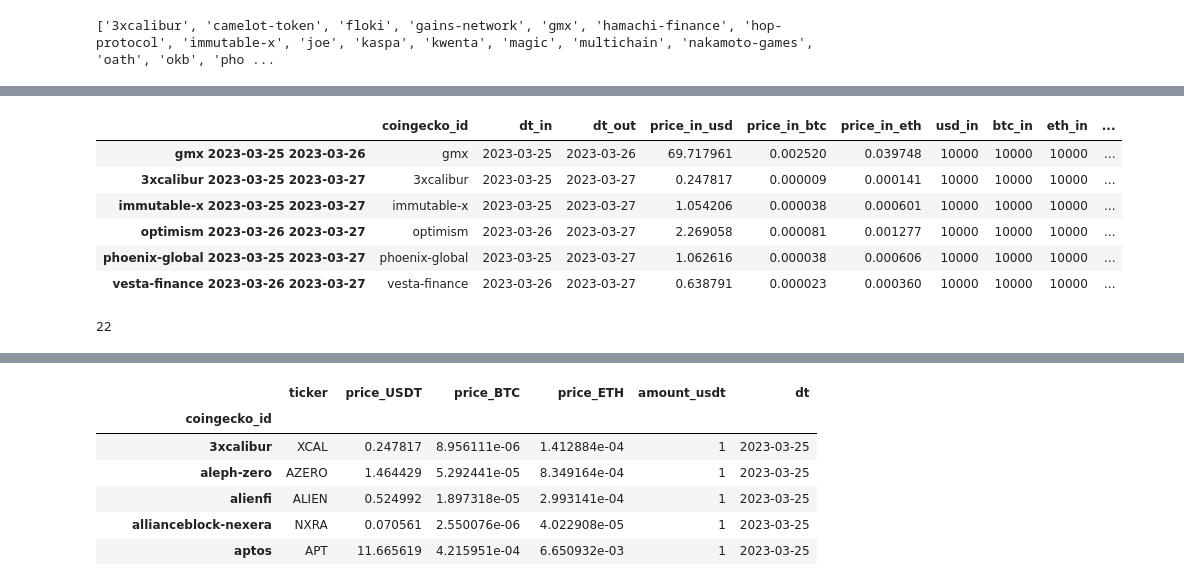
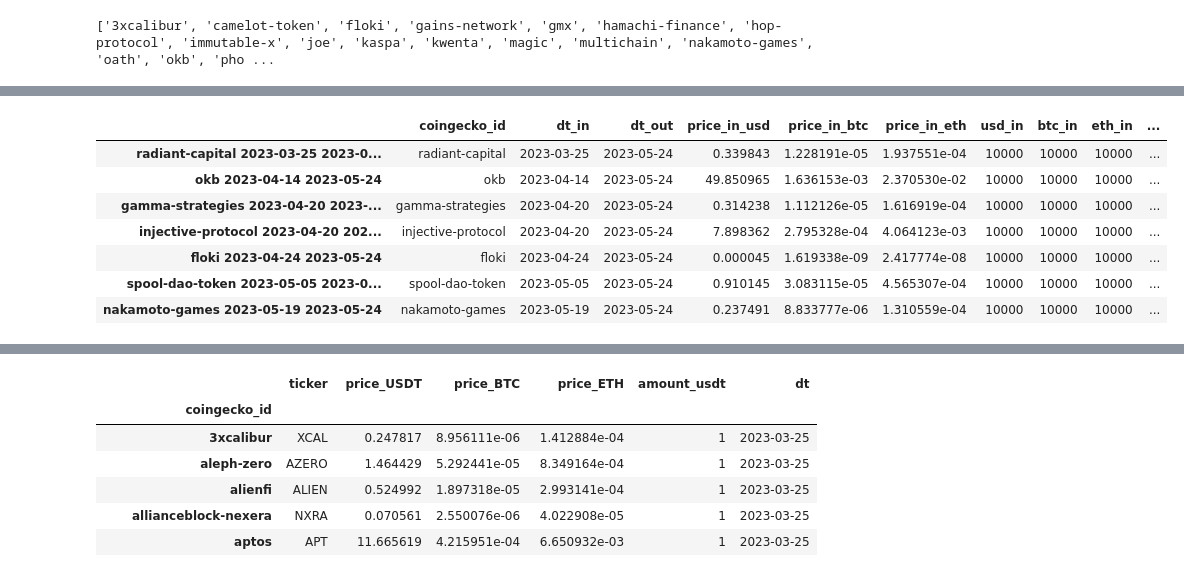
Before and after one commit to BIZHighSky/portfolio-dynamic, a Jupyter notebook: hand.ipynb, the cells around one changed output, grey strips where cells are left out. Cells and saved outputs as stored; diff of their text form; code cells hidden in the pictures.

```diff
--- a/hand.ipynb
+++ b/hand.ipynb
@@ -144,7 +163,7 @@ def generate_dt_range(first_dt, last_dt):
     idx_dt = pd.date_range(first_dt, last_dt)
     return idx_dt
 
-dt_range = generate_dt_range('2023-03-24', '2023-04-11')
+dt_range = generate_dt_range('2023-03-24', '2023-04-24')
 
 lst_df = []
 for c, df in btc_sum.groupby('coingecko_id'):
@@ -327 +333,18 @@ for dt, coins in dict_above_ema.items():
+# %%
+def coins_in(row):
+    return [coin for coin in row['coins_in_portolio'] if coin not in row['yesterday']]
+
+def coins_out(row):
+    return [coin for coin in row['yesterday'] if coin not in row['coins_in_portolio']]
+
+portfolio_coins = pd.DataFrame(columns=['dt_candle_close', 'coins_in_portolio'])
+for dt, coins in dict_above_ema.items():
+    portfolio_coins.loc[dt] = [dt, coins]
+
+portfolio_coins['yesterday'] = portfolio_coins['coins_in_portolio'].shift(1).fillna("").apply(list)
+portfolio_coins['coins_in'] = [[] for i in range(len(portfolio_coins))]
+portfolio_coins['coins_out'] = [[] for i in range(len(portfolio_coins))]
+for i, row in portfolio_coins.iterrows():
+    row['coins_in'] = coins_in(row)
+    row['coins_out'] = coins_out(row)
 # %%
@@ -393,10 +419,6 @@ def handle_out(dt_out, coins_out, unrealized, realized, prices):
 def handle_in(dt_calc, coins_in, unrealized, prices, amount=10_000):
     dt_in = dt_calc
     for coin_in in coins_in:
-        if coin_in == 'optimism':
-            print('in', dt_in)
-
-
         prices_in = prices[
                 (prices['coingecko_id'] == coin_in) & (prices['dt_candle_close'] == dt_in)
             ].squeeze()
@@ -420,7 +442,6 @@ def make_snapshot(dt_calc, unrealized, prices):
 
 def step_day(dt_calc, coins_this_day, portfolio_members, unrealized, realized, prices):
 
-    coins_this_day = dict_above_ema[dt_calc]
     prev_coins = portfolio_members.iloc[-1]['coins']
 
     coins_out = [coin for coin in prev_coins if coin not in coins_this_day]
@@ -452,8 +473,15 @@ dts =  [
     '2023-03-26', '2023-03-27', '2023-03-28', '2023-03-29', '2023-03-30',
     '2023-03-31', '2023-04-01', '2023-04-02', '2023-04-03', '2023-04-04',
     '2023-04-05', '2023-04-06', '2023-04-07', '2023-04-08', '2023-04-09',
-    '2023-04-10', '2023-04-11'
-
+    '2023-04-10', '2023-04-11', '2023-04-12', '2023-04-13', '2023-04-14',
+    '2023-04-15', '2023-04-16', '2023-04-17', '2023-04-18', '2023-04-19',
+    '2023-04-20', '2023-04-21', '2023-04-22', '2023-04-23', '2023-04-24',
+    '2023-04-25', '2023-04-26', '2023-04-27', '2023-04-28', '2023-04-29',
+    '2023-04-30', '2023-05-01', '2023-05-02', '2023-05-03', '2023-05-04',
+    '2023-05-05', '2023-05-06', '2023-05-07', '2023-05-08', '2023-05-09',
+    '2023-05-10', '2023-05-11', '2023-05-12', '2023-05-13', '2023-05-14',
+    '2023-05-16', '2023-05-17', '2023-05-18', '2023-05-19', '2023-05-20',
+    '2023-05-21', '2023-05-22', '2023-05-23', '2023-05-24'
 ]
 for dt_calc in dts:
     print(dt_calc)
@@ -489,21 +582,11 @@ out 2023-04-11
 # %%
-lst_realized[1]
+lst_snapshots[-1]
 # %% [output]
 |  | coingecko_id | dt_in | dt_out | price_in_usd | price_in_btc | price_in_eth | usd_in | btc_in | eth_in | ... |
-| gmx 2023-03-25 2023-03-26 | gmx | 2023-03-25 | 2023-03-26 | 69.717961 | 0.002520 | 0.039748 | 10000 | 10000 | 10000 | ... |
-| 3xcalibur 2023-03-25 2023-03-27 | 3xcalibur | 2023-03-25 | 2023-03-27 | 0.247817 | 0.000009 | 0.000141 | 10000 | 10000 | 10000 | ... |
-| immutable-x 2023-03-25 2023-03-27 | immutable-x | 2023-03-25 | 2023-03-27 | 1.054206 | 0.000038 | 0.000601 | 10000 | 10000 | 10000 | ... |
-| optimism 2023-03-26 2023-03-27 | optimism | 2023-03-26 | 2023-03-27 | 2.269058 | 0.000081 | 0.001277 | 10000 | 10000 | 10000 | ... |
-| phoenix-global 2023-03-25 2023-03-27 | phoenix-global | 2023-03-25 | 2023-03-27 | 1.062616 | 0.000038 | 0.000606 | 10000 | 10000 | 10000 | ... |
-| vesta-finance 2023-03-26 2023-03-27 | vesta-finance | 2023-03-26 | 2023-03-27 | 0.638791 | 0.000023 | 0.000360 | 10000 | 10000 | 10000 | ... |
+| radiant-capital 2023-03-25 2023-0... | radiant-capital | 2023-03-25 | 2023-05-24 | 0.339843 | 1.228191e-05 | 1.937551e-04 | 10000 | 10000 | 10000 | ... |
+| okb 2023-04-14 2023-05-24 | okb | 2023-04-14 | 2023-05-24 | 49.850965 | 1.636153e-03 | 2.370530e-02 | 10000 | 10000 | 10000 | ... |
+| gamma-strategies 2023-04-20 2023-... | gamma-strategies | 2023-04-20 | 2023-05-24 | 0.314238 | 1.112126e-05 | 1.616919e-04 | 10000 | 10000 | 10000 | ... |
+| injective-protocol 2023-04-20 202... | injective-protocol | 2023-04-20 | 2023-05-24 | 7.898362 | 2.795328e-04 | 4.064123e-03 | 10000 | 10000 | 10000 | ... |
+| floki 2023-04-24 2023-05-24 | floki | 2023-04-24 | 2023-05-24 | 0.000045 | 1.619338e-09 | 2.417774e-08 | 10000 | 10000 | 10000 | ... |
+| spool-dao-token 2023-05-05 2023-0... | spool-dao-token | 2023-05-05 | 2023-05-24 | 0.910145 | 3.083115e-05 | 4.565307e-04 | 10000 | 10000 | 10000 | ... |
+| nakamoto-games 2023-05-19 2023-05-24 | nakamoto-games | 2023-05-19 | 2023-05-24 | 0.237491 | 8.833777e-06 | 1.310559e-04 | 10000 | 10000 | 10000 | ... |
-# %%
-#for realized, dt_c in zip(lst_realized, dts):
-
-realized['tech_load_ts'] = datetime.today()
-realized['dt_in'] = pd.to_datetime(realized['dt_in'])
-realized['dt_out'] = pd.to_datetime(realized['dt_out'])
-realized['dt_candle_close'] = realized['dt_out']
-num = cli.execute('INSERT INTO DEV_PORTFOLIO_DYNAMIC_5_2023_03_26.REALIZED_HISTORY VALUES;', realized.to_dict('records'))
-print(num)
-# %% [output]
-22
```
Also changed, not shown: parts of 49 cells of this notebook, 3 other files.
